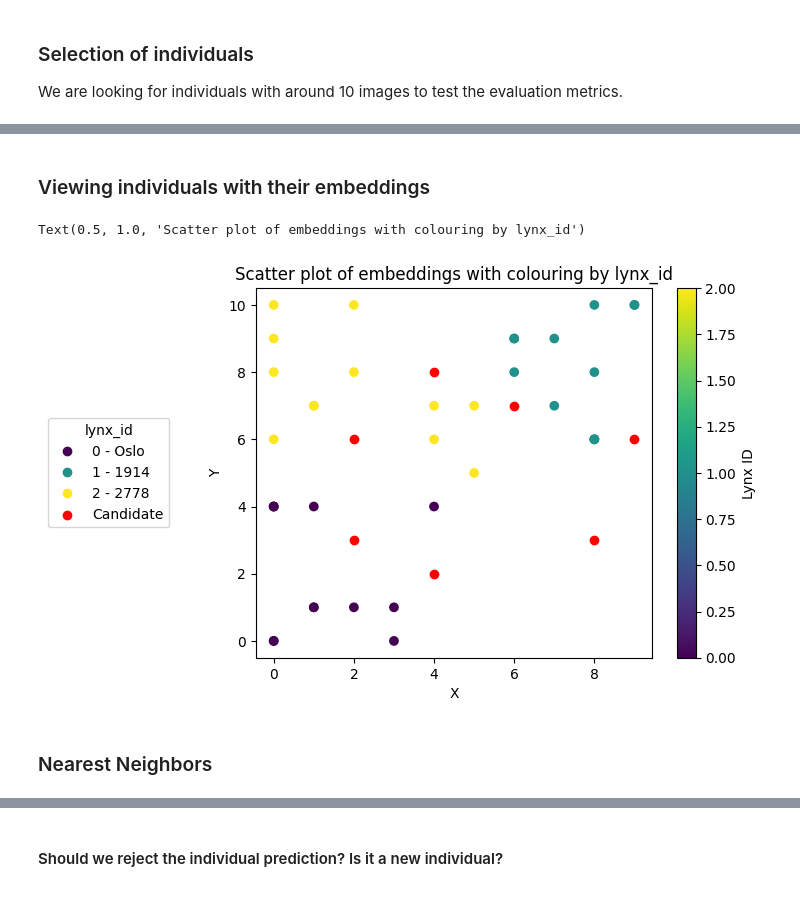
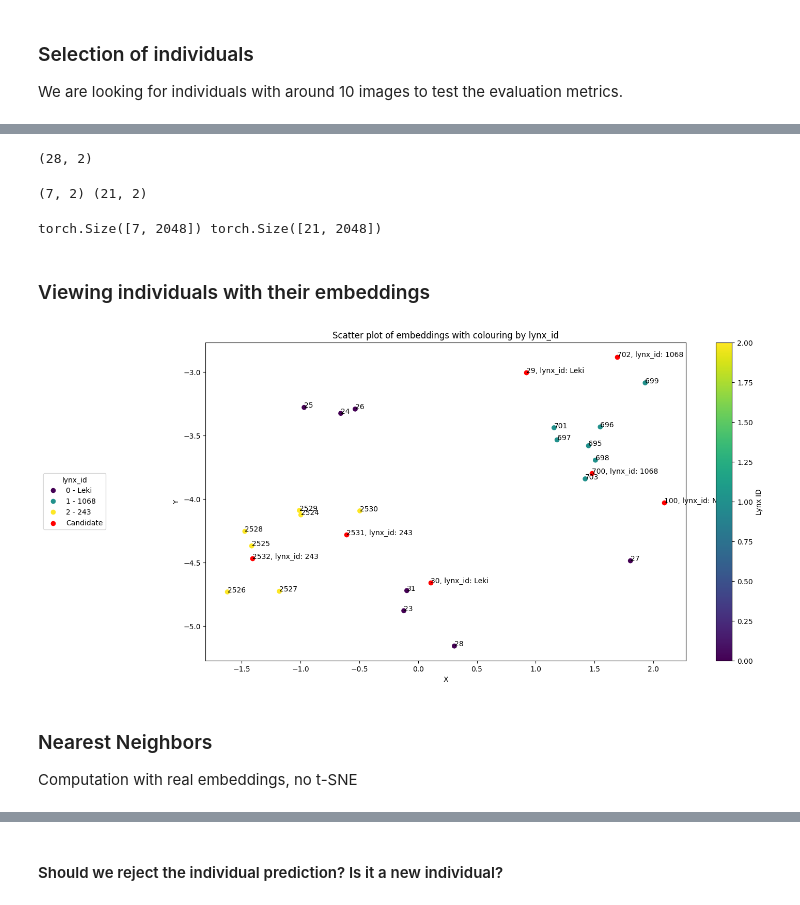
Before and after one commit to oliviergimenez/lynx-id, a Jupyter notebook: cluster.ipynb, the cells around one changed output, grey strips where cells are left out. Saved outputs shown, nothing was run; the diff lists cells and outputs as text; code cells hidden in the pictures.

Commit message:
Update notebook cluster with our embeddings

```diff
--- a/cluster.ipynb
+++ b/cluster.ipynb
@@ -135,0 +170,5 @@ candidates_dots_x, candidates_dots_y
+# %%
+with torch.no_grad():
+    embeddings = model(images)
+
+embeddings.shape
@@ -136,25 +202,74 @@ candidates_dots_x, candidates_dots_y
+# %%
+from sklearn.manifold import TSNE
+
+tsne = TSNE(n_components=2, perplexity=20)
+embeddings_2d = tsne.fit_transform(embeddings)
+
+print(embeddings_2d.shape)
+# %% [output]
+(28, 2)
+# %%
+if 'level_0' in data_selected_individuals.columns:
+    data_selected_individuals.drop(['level_0'], axis=1, inplace=True)
+data_selected_individuals.reset_index(inplace=True)
+data_selected_individuals['embedding'] = list(map(list, embeddings_2d))
+data_selected_individuals[['embedding_x', 'embedding_y']] = pd.DataFrame(embeddings_2d)
+data_selected_individuals['lynx_id_int'], _ = pd.factorize(data_selected_individuals["lynx_id"])
+# %%
+def extract_random_rows(group, nb_to_extract=2):
+    if group.shape[0] < nb_to_extract:
+        return group
+    return group.sample(n=nb_to_extract, replace=False)
+
+
+data_candidates = data_selected_individuals.groupby('lynx_id', group_keys=False).apply(extract_random_rows)
+
+indices_to_remove = data_candidates.index
+data_knowledge = data_selected_individuals.drop(indices_to_remove)
+# %%
+embeddings_2d_candidates = embeddings_2d[data_candidates.index]
+embeddings_2d_knowledge = embeddings_2d[data_knowledge.index]
+
+print(embeddings_2d_candidates.shape, embeddings_2d_knowledge.shape)
+# %% [output]
+(7, 2) (21, 2)
+# %%
+embeddings_candidates = embeddings[data_candidates.index]
+embeddings_knowledge = embeddings[data_knowledge.index]
+
+print(embeddings_candidates.shape, embeddings_knowledge.shape)
+# %% [output]
+torch.Size([7, 2048]) torch.Size([21, 2048])
 # %% [markdown]
 ### Viewing individuals with their embeddings
 # %%
-fig, ax = plt.subplots()
+fig, ax = plt.subplots(figsize=(15, 8))
 
-scatter = plt.scatter(data_selected_individuals['embedding_x'], data_selected_individuals['embedding_y'], c=data_selected_individuals['lynx_id_int'])
-ax.scatter(candidates_dots_x, candidates_dots_y, c='red', marker='o', label='New data')
-
+scatter = plt.scatter(data_knowledge['embedding_x'], data_knowledge['embedding_y'], c=data_knowledge['lynx_id_int'])
+ax.scatter(data_candidates['embedding_x'], data_candidates['embedding_y'], c='red', marker='o', label='New data')
 
 handles, labels = scatter.legend_elements()
 handles.append(ax.scatter([], [], c='red', marker='o'))
 labels.append('Candidate')
+
+for i in data_knowledge.index.tolist():
+    plt.annotate(data_knowledge.loc[i]['index'], (embeddings_2d[i, 0], embeddings_2d[i, 1]))
+
+for i in data_candidates.index.tolist():
+    plt.annotate(str(data_candidates.loc[i]['index']) + ", lynx_id: " + data_candidates.loc[i]['lynx_id'], (embeddings_2d[i, 0], embeddings_2d[i, 1]))
+
 labels = [re.search(r'\d+', key).group() + ' - ' + lynx_int_to_str[int(re.search(r'\d+', key).group())] if re.search(r'\d+', key) else key for key in labels]
 legend = ax.legend(handles, labels, loc="center right", title="lynx_id",  bbox_to_anchor=(-0.2, 0.5))
 
 plt.colorbar(label="Lynx ID")
 plt.xlabel("X")
 plt.ylabel("Y")
 plt.title("Scatter plot of embeddings with colouring by lynx_id")
+plt.savefig("embeddings.png")
 # %% [output]
-Text(0.5, 1.0, 'Scatter plot of embeddings with colouring by lynx_id')
-[figure, old version]
+[figure, new version]
 # %% [markdown]
 ### Nearest Neighbors
+
+Computation with real embeddings, no t-SNE
 # %%
```
Also changed, not shown: parts of 47 cells of this notebook.
